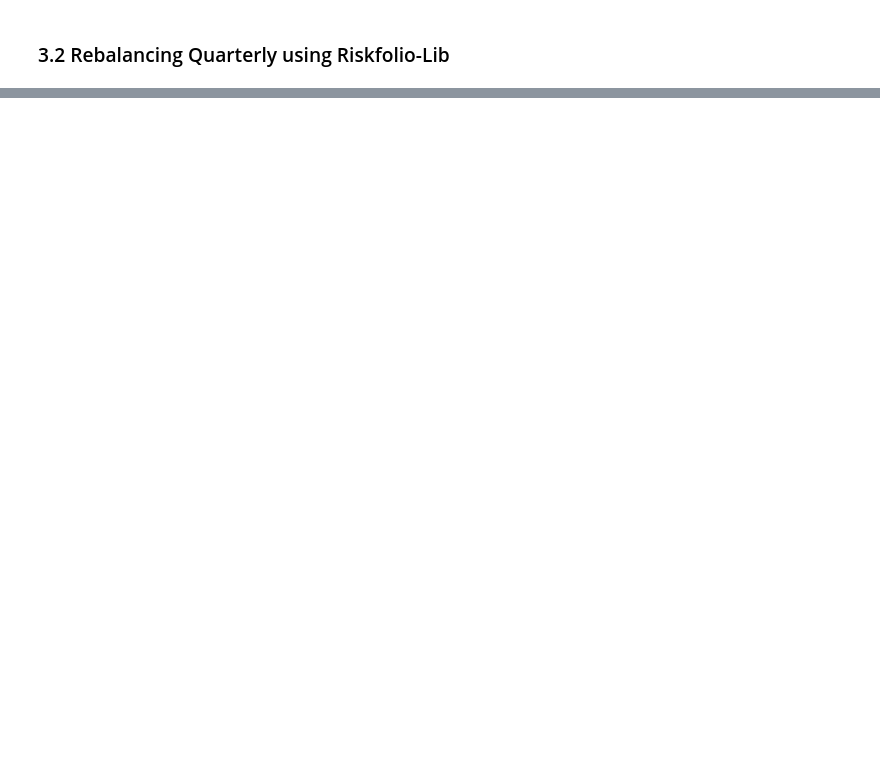
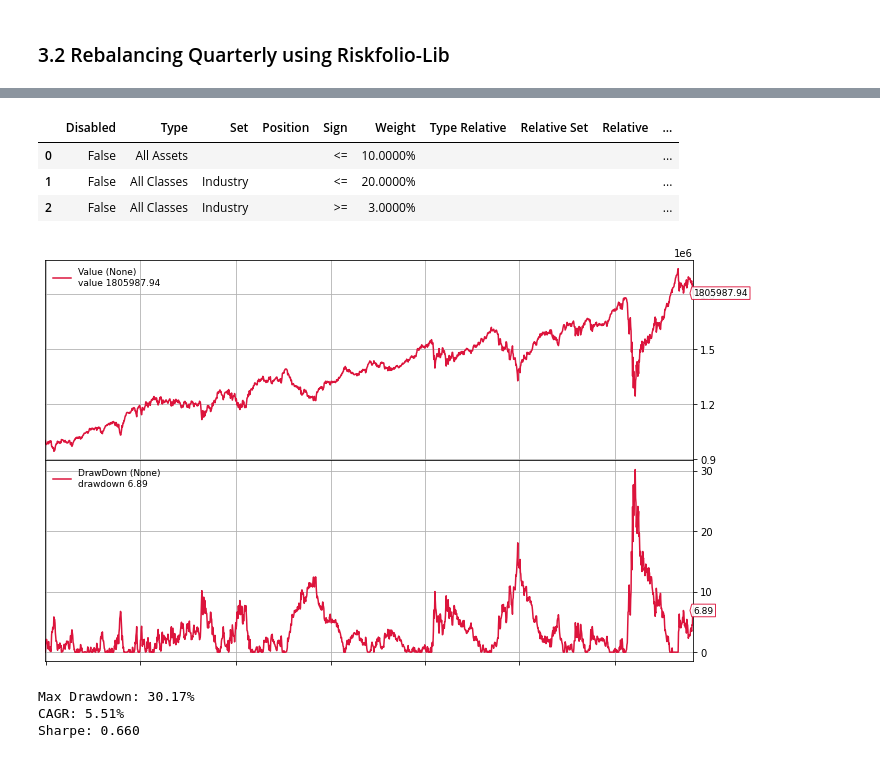
Before and after one commit to dcajasn/Riskfolio-Lib, a Jupyter notebook: examples/Tutorial 5.ipynb, the cells around one changed output, grey strips where cells are left out. Cells and saved outputs as stored; diff of their text form; code cells hidden in the pictures; blank space fills up the shorter version.

```diff
--- a/examples/Tutorial 5.ipynb
+++ b/examples/Tutorial 5.ipynb
@@ -428,0 +205,40 @@ In this example, the best strategy in terms of performance is __WR__ . The ranki
+# %%
+############################################################
+# Building Constraints
+############################################################
+
+asset_classes = {'Assets': ['JCI','TGT','CMCSA','CPB','MO','NBL','APA','MMC',
+                            'JPM','ZION','PSA','AAPL','BAX','BMY','LUV','PCAR',
+                            'TXT','DHR','DE','MSFT','HPQ','SEE','VZ','CNP','NI'],
+                 'Industry': ['Consumer Discretionary','Consumer Discretionary',
+                              'Consumer Discretionary', 'Consumer Staples',
+                              'Consumer Staples','Energy','Energy','Financials',
+                              'Financials','Financials','Financials','Information Technology',
+                              'Health Care','Health Care','Industrials','Industrials',
+                              'Industrials','Industrials','Industrials',
+                              'Information Technology','Information Technology',
+                              'Materials','Telecommunications Services','Utilities',
+                              'Utilities'] }
+
+asset_classes = pd.DataFrame(asset_classes)
+asset_classes = asset_classes.sort_values(by=['Assets'])
+
+constraints = {'Disabled': [False, False, False],
+               'Type': ['All Assets', 'All Classes', 'All Classes'],
+               'Set': ['', 'Industry', 'Industry'],
+               'Position': ['', '', ''],
+               'Sign': ['<=', '<=', '>='],
+               'Weight': [0.10, 0.20, 0.03],
+               'Type Relative': ['', '', ''],
+               'Relative Set': ['', '', ''],
+               'Relative': ['', '', ''],
+               'Factor': ['', '', '']}
+
+constraints = pd.DataFrame(constraints)
+
+display(constraints)
+# %% [output]
+|  | Disabled | Type | Set | Position | Sign | Weight | Type Relative | Relative Set | Relative | ... |
+| 0 | False | All Assets |  |  | <= | 10.0000% |  |  |  | ... |
+| 1 | False | All Classes | Industry |  | <= | 20.0000% |  |  |  | ... |
+| 2 | False | All Classes | Industry |  | >= | 3.0000% |  |  |  | ... |
@@ -428,0 +329,27 @@ In this example, the best strategy in terms of performance is __WR__ . The ranki
+# %%
+############################################################
+# Backtesting Mean Variance Strategy
+############################################################
+
+assets = returns.columns.tolist()
+weights = models['MV']
+
+dd, cagr, sharpe = backtest(assets_prices,
+                            AssetAllocation,
+                            start=start,
+                            end=end,
+                            plot=True)
+# %% [output]
+[figure, added]
+# %%
+############################################################
+# Show Mean Variance Strategy Stats
+############################################################
+
+print(f"Max Drawdown: {dd:.2f}%")
+print(f"CAGR: {cagr:.2f}%")
+print(f"Sharpe: {sharpe:.3f}")
+# %% [output]
+Max Drawdown: 30.17%
+CAGR: 5.51%
+Sharpe: 0.660
```
Also changed, not shown: parts of 48 cells of this notebook, 1 other file.
